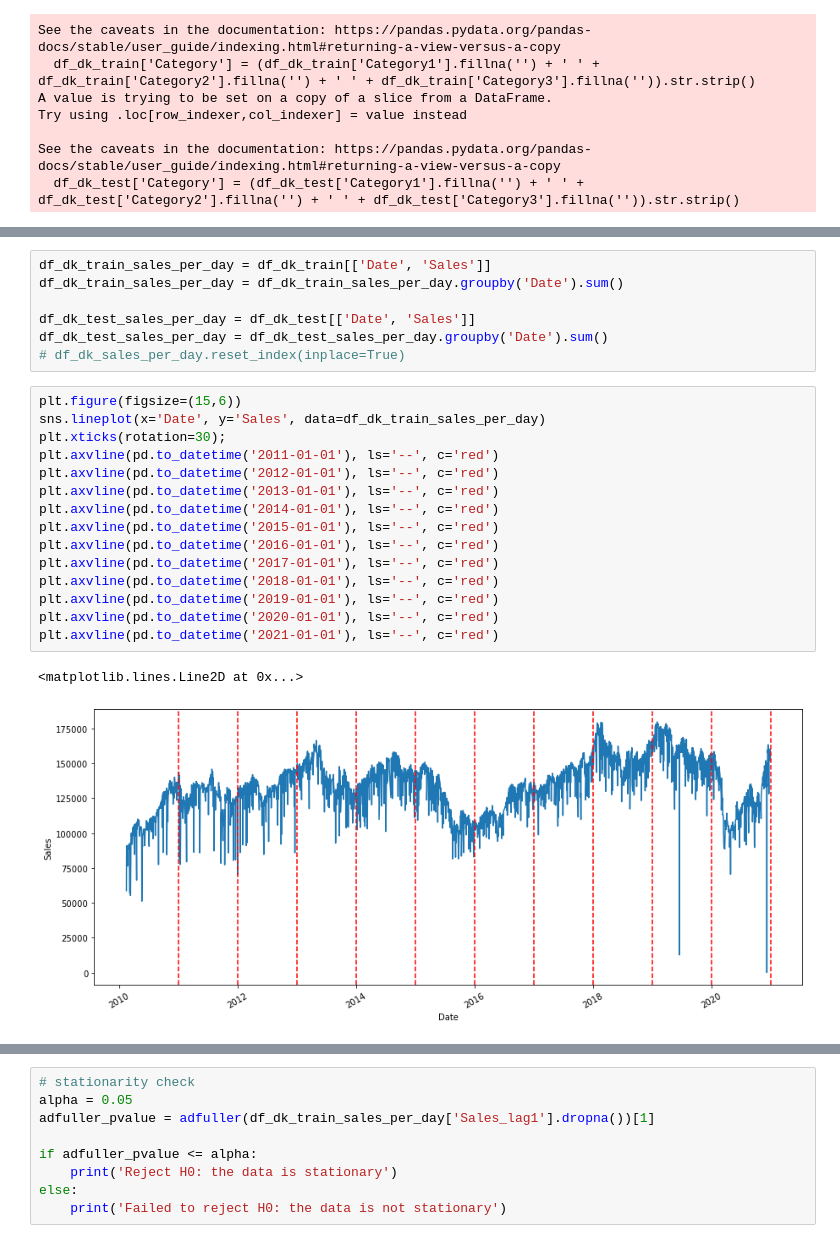
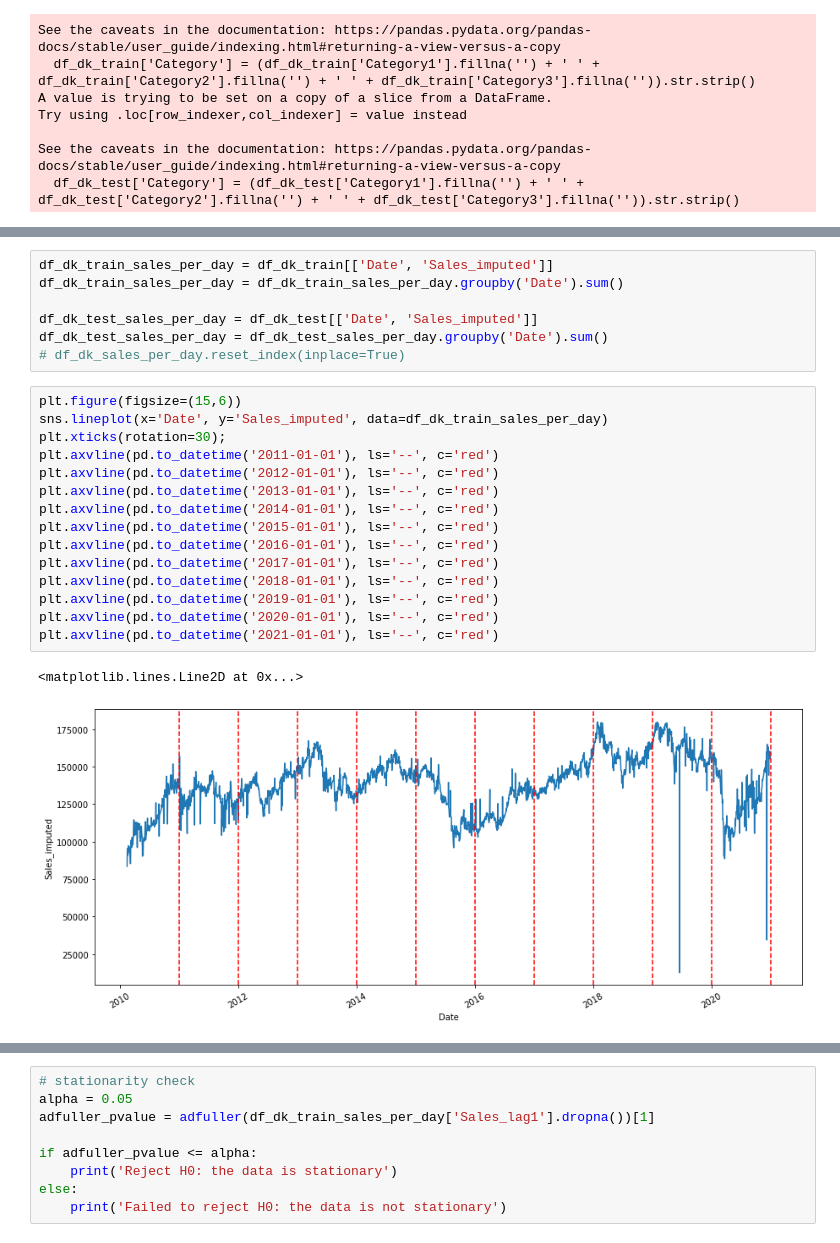
Before and after one commit to albrtwijaya/portfolio, a Jupyter notebook: IOD.ipynb, the cells around one changed output, grey strips where cells are left out. Saved outputs shown, nothing was run; the diff lists cells and outputs as text.

```diff
--- a/IOD.ipynb
+++ b/IOD.ipynb
@@ -164,25 +164,25 @@ See the caveats in the documentation: https://pandas.pydata.org/pandas-docs/stab
 # %%
-df_dk_train_sales_per_day = df_dk_train[['Date', 'Sales']]
+df_dk_train_sales_per_day = df_dk_train[['Date', 'Sales_imputed']]
 df_dk_train_sales_per_day = df_dk_train_sales_per_day.groupby('Date').sum()
 
-df_dk_test_sales_per_day = df_dk_test[['Date', 'Sales']]
+df_dk_test_sales_per_day = df_dk_test[['Date', 'Sales_imputed']]
 df_dk_test_sales_per_day = df_dk_test_sales_per_day.groupby('Date').sum()
 # df_dk_sales_per_day.reset_index(inplace=True)
 # %%
 plt.figure(figsize=(15,6))
-sns.lineplot(x='Date', y='Sales', data=df_dk_train_sales_per_day)
+sns.lineplot(x='Date', y='Sales_imputed', data=df_dk_train_sales_per_day)
 plt.xticks(rotation=30);
 plt.axvline(pd.to_datetime('2011-01-01'), ls='--', c='red')
 plt.axvline(pd.to_datetime('2012-01-01'), ls='--', c='red')
 plt.axvline(pd.to_datetime('2013-01-01'), ls='--', c='red')
 plt.axvline(pd.to_datetime('2014-01-01'), ls='--', c='red')
 plt.axvline(pd.to_datetime('2015-01-01'), ls='--', c='red')
 plt.axvline(pd.to_datetime('2016-01-01'), ls='--', c='red')
 plt.axvline(pd.to_datetime('2017-01-01'), ls='--', c='red')
 plt.axvline(pd.to_datetime('2018-01-01'), ls='--', c='red')
 plt.axvline(pd.to_datetime('2019-01-01'), ls='--', c='red')
 plt.axvline(pd.to_datetime('2020-01-01'), ls='--', c='red')
 plt.axvline(pd.to_datetime('2021-01-01'), ls='--', c='red')
 # %% [output]
 <matplotlib.lines.Line2D at 0x...>
-[figure, old version]
+[figure, new version]
```
Also changed, not shown: parts of 35 cells of this notebook.
